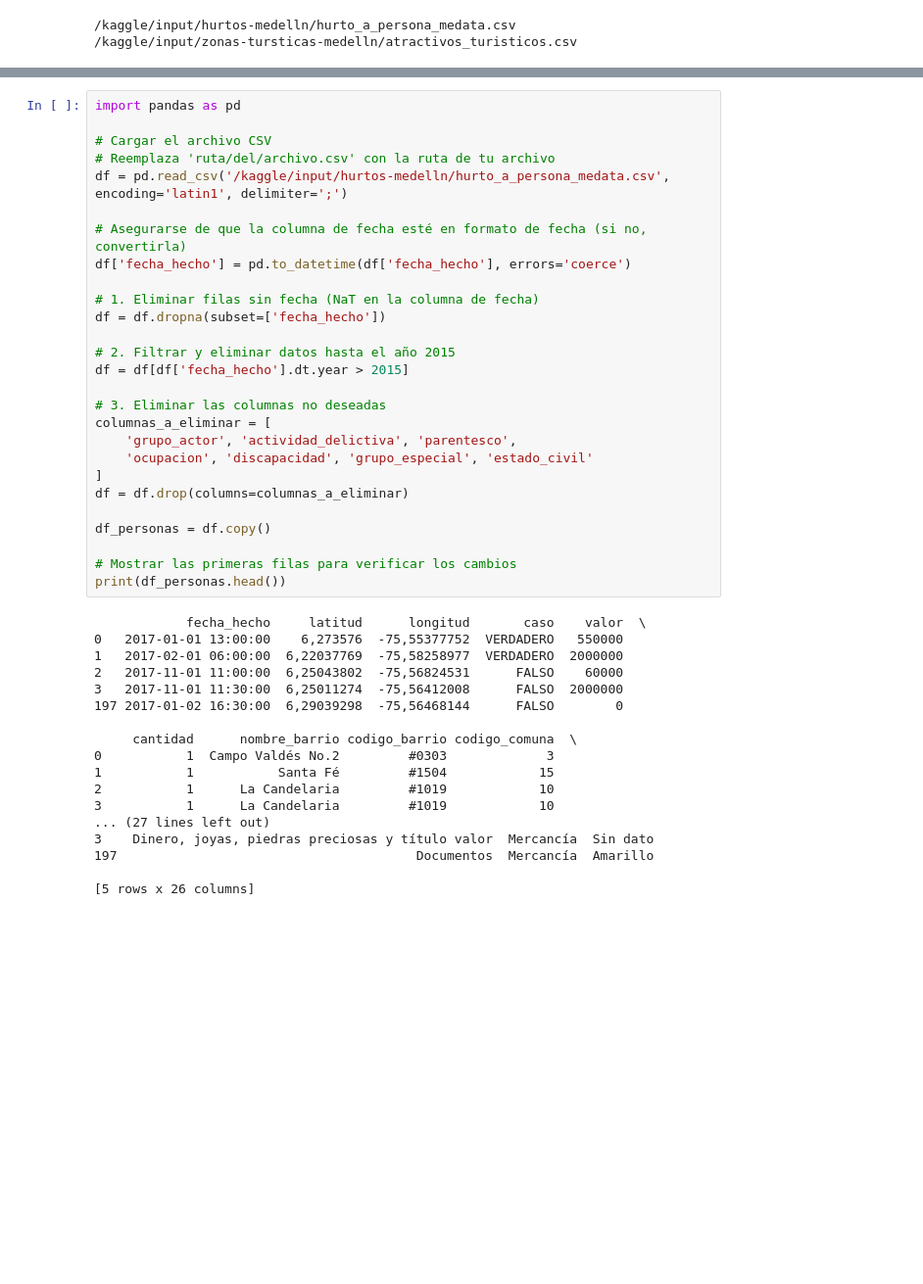
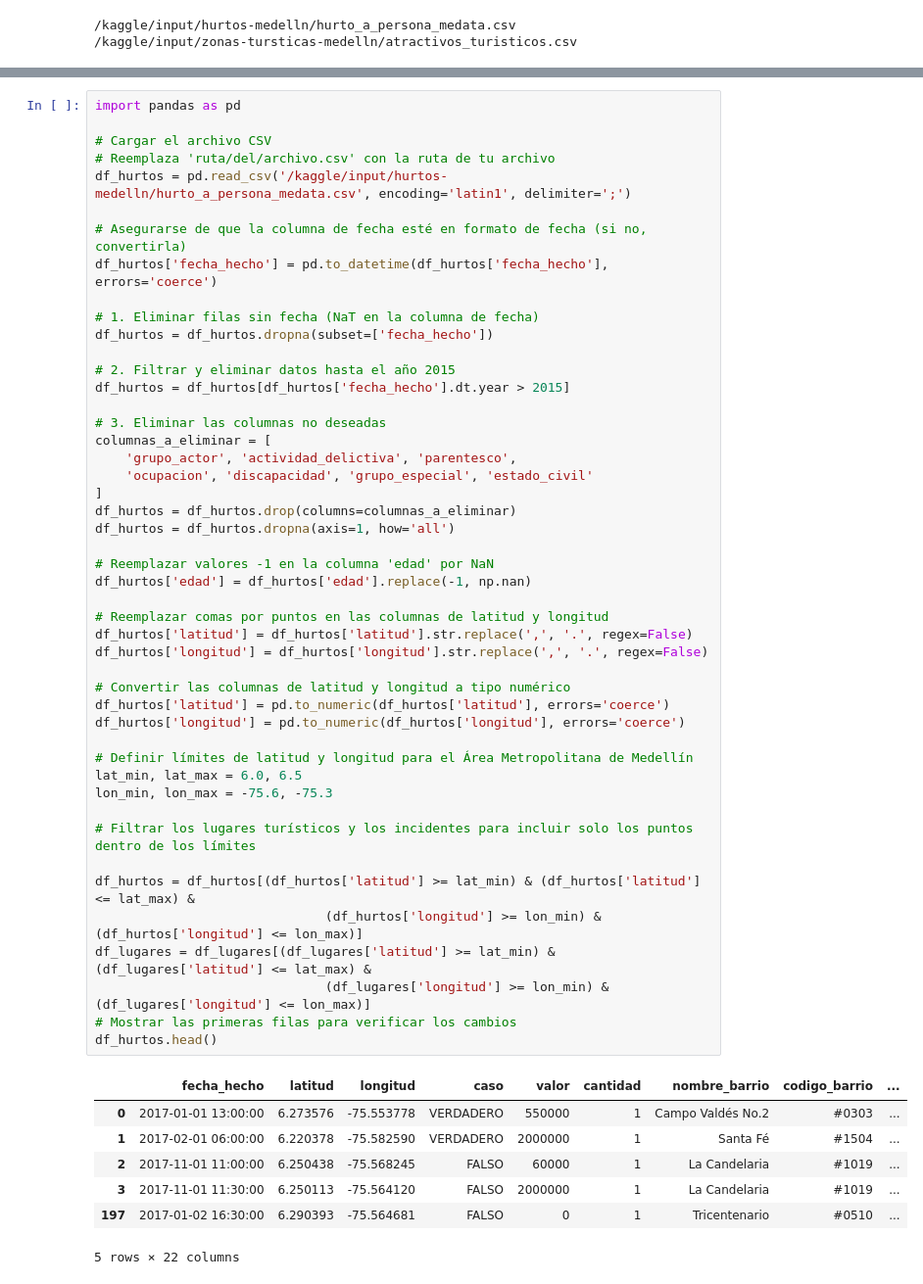
Before and after one commit to DanielDi/UN_datathon_post-data, a Jupyter notebook: datathon-post-data.ipynb, the cells around one changed output, grey strips where cells are left out. Shown: that part at 98% size. Saved outputs shown, nothing was run; the diff lists cells and outputs as text; blank space fills up the shorter version.

```diff
--- a/datathon-post-data.ipynb
+++ b/datathon-post-data.ipynb
@@ -33,45 +35,55 @@ df.head()
 # %%
 import pandas as pd
 
 # Cargar el archivo CSV
 # Reemplaza 'ruta/del/archivo.csv' con la ruta de tu archivo
-df = pd.read_csv('/kaggle/input/hurtos-medelln/hurto_a_persona_medata.csv', encoding='latin1', delimiter=';')
+df_hurtos = pd.read_csv('/kaggle/input/hurtos-medelln/hurto_a_persona_medata.csv', encoding='latin1', delimiter=';')
 
 # Asegurarse de que la columna de fecha esté en formato de fecha (si no, convertirla)
-df['fecha_hecho'] = pd.to_datetime(df['fecha_hecho'], errors='coerce')
+df_hurtos['fecha_hecho'] = pd.to_datetime(df_hurtos['fecha_hecho'], errors='coerce')
 
 # 1. Eliminar filas sin fecha (NaT en la columna de fecha)
-df = df.dropna(subset=['fecha_hecho'])
+df_hurtos = df_hurtos.dropna(subset=['fecha_hecho'])
 
 # 2. Filtrar y eliminar datos hasta el año 2015
-df = df[df['fecha_hecho'].dt.year > 2015]
+df_hurtos = df_hurtos[df_hurtos['fecha_hecho'].dt.year > 2015]
 
 # 3. Eliminar las columnas no deseadas
 columnas_a_eliminar = [
     'grupo_actor', 'actividad_delictiva', 'parentesco',
     'ocupacion', 'discapacidad', 'grupo_especial', 'estado_civil'
 ]
-df = df.drop(columns=columnas_a_eliminar)
+df_hurtos = df_hurtos.drop(columns=columnas_a_eliminar)
+df_hurtos = df_hurtos.dropna(axis=1, how='all')
 
-df_personas = df.copy()
+# Reemplazar valores -1 en la columna 'edad' por NaN
+df_hurtos['edad'] = df_hurtos['edad'].replace(-1, np.nan)
 
+# Reemplazar comas por puntos en las columnas de latitud y longitud
+df_hurtos['latitud'] = df_hurtos['latitud'].str.replace(',', '.', regex=False)
+df_hurtos['longitud'] = df_hurtos['longitud'].str.replace(',', '.', regex=False)
+
+# Convertir las columnas de latitud y longitud a tipo numérico
+df_hurtos['latitud'] = pd.to_numeric(df_hurtos['latitud'], errors='coerce')
+df_hurtos['longitud'] = pd.to_numeric(df_hurtos['longitud'], errors='coerce')
+
+# Definir límites de latitud y longitud para el Área Metropolitana de Medellín
+lat_min, lat_max = 6.0, 6.5
+lon_min, lon_max = -75.6, -75.3
+
+# Filtrar los lugares turísticos y los incidentes para incluir solo los puntos dentro de los límites
+
+df_hurtos = df_hurtos[(df_hurtos['latitud'] >= lat_min) & (df_hurtos['latitud'] <= lat_max) &
+                              (df_hurtos['longitud'] >= lon_min) & (df_hurtos['longitud'] <= lon_max)]
+df_lugares = df_lugares[(df_lugares['latitud'] >= lat_min) & (df_lugares['latitud'] <= lat_max) &
+                              (df_lugares['longitud'] >= lon_min) & (df_lugares['longitud'] <= lon_max)]
 # Mostrar las primeras filas para verificar los cambios
-print(df_personas.head())
+df_hurtos.head()
 # %% [output]
+|  | fecha_hecho | latitud | longitud | caso | valor | cantidad | nombre_barrio | codigo_barrio | ... |
+| 0 | 2017-01-01 13:00:00 | 6.273576 | -75.553778 | VERDADERO | 550000 | 1 | Campo Valdés No.2 | #0303 | ... |
+| 1 | 2017-02-01 06:00:00 | 6.220378 | -75.582590 | VERDADERO | 2000000 | 1 | Santa Fé | #1504 | ... |
+| 2 | 2017-11-01 11:00:00 | 6.250438 | -75.568245 | FALSO | 60000 | 1 | La Candelaria | #1019 | ... |
+| 3 | 2017-11-01 11:30:00 | 6.250113 | -75.564120 | FALSO | 2000000 | 1 | La Candelaria | #1019 | ... |
+| 197 | 2017-01-02 16:30:00 | 6.290393 | -75.564681 | FALSO | 0 | 1 | Tricentenario | #0510 | ... |
-            fecha_hecho     latitud      longitud       caso    valor  \
-0   2017-01-01 13:00:00    6,273576  -75,55377752  VERDADERO   550000
-1   2017-02-01 06:00:00  6,22037769  -75,58258977  VERDADERO  2000000
-2   2017-11-01 11:00:00  6,25043802  -75,56824531      FALSO    60000
-3   2017-11-01 11:30:00  6,25011274  -75,56412008      FALSO  2000000
-197 2017-01-02 16:30:00  6,29039298  -75,56468144      FALSO        0
-
-     cantidad      nombre_barrio codigo_barrio codigo_comuna  \
-0           1  Campo Valdés No.2         #0303             3
-1           1           Santa Fé         #1504            15
-2           1      La Candelaria         #1019            10
-3           1      La Candelaria         #1019            10
-... (27 lines left out)
-3    Dinero, joyas, piedras preciosas y título valor  Mercancía  Sin dato
-197                                       Documentos  Mercancía  Amarillo
-
-[5 rows x 26 columns]
+5 rows × 22 columns
```
Also changed, not shown: parts of 11 cells of this notebook.
